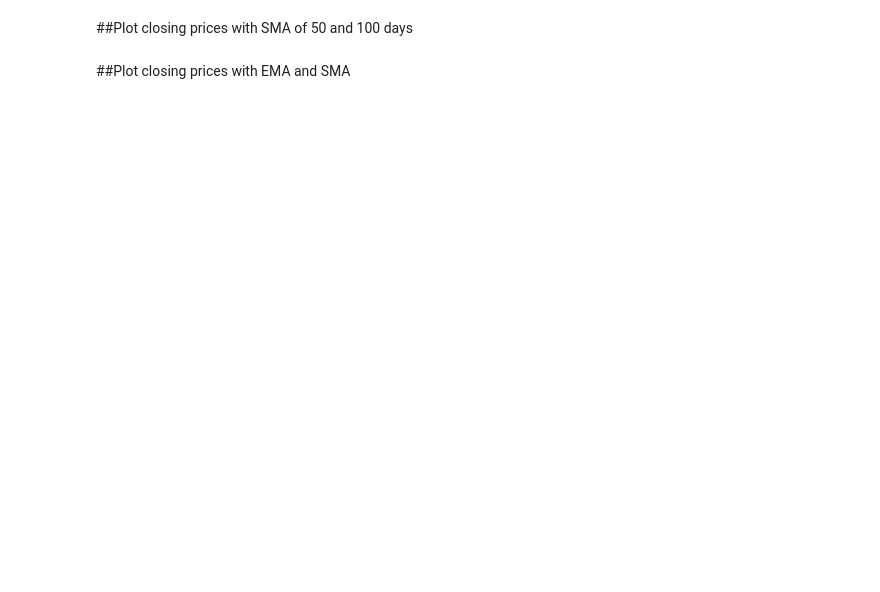
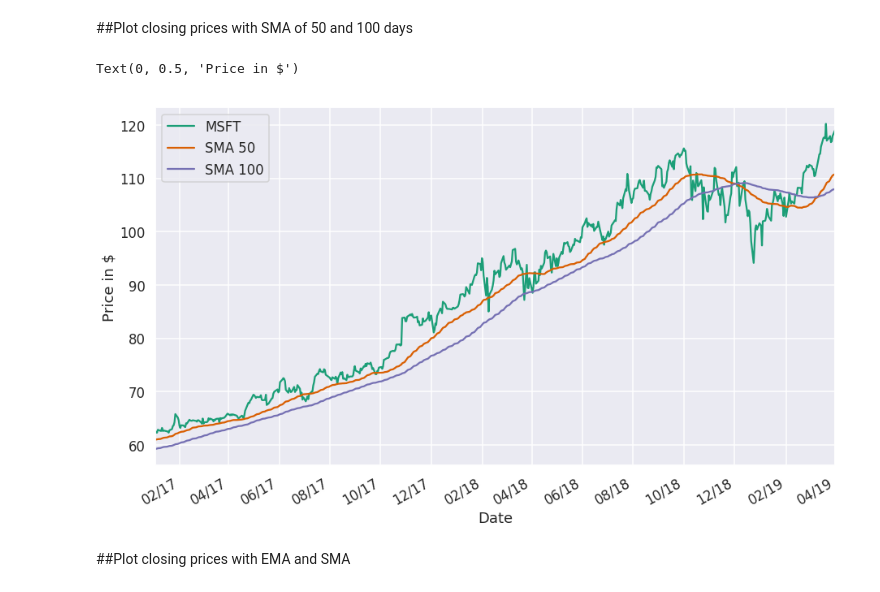
Before and after one commit to nicknovoa03/Stock-trader, a Jupyter notebook: analysis.ipynb, the cells around one changed output. Cells and saved outputs as stored; diff of their text form; code cells hidden in the pictures; blank space fills up the shorter version.

```diff
--- a/analysis.ipynb
+++ b/analysis.ipynb
@@ -155,27 +153,36 @@ plt.show()
 # %%
 symbol = 'MSFT'
 sd = '2017-01-03'
 ed = '2019-04-01'
 
 my_year_month_fmt = mdates.DateFormatter('%m/%y')
 
 #concatinate dataframes
-df = closeDF[symbol]
+df = dfdic[symbol].loc[:,'Close'].copy()
 smas = sma50[symbol]
 smab = sma100[symbol]
 df = pd.concat([df,smas],axis=1)
 df = pd.concat([df,smab],axis=1)
+
+#set columns and index
 df.columns = [symbol,'SMA 50','SMA 100']
+df.index = dfdic[symbol].loc[:,'Date']
 
 #change index to datetime format from str
 df.index = pd.to_datetime(df.index)
 #plot date
 fig, ax = plt.subplots(figsize=(15,9))
 df.loc[sd:ed,:].plot(ax=ax)
 
 #set ticks every day
 ax.xaxis.set_major_locator(mdates.MonthLocator(interval=2))
 ax.xaxis.set_major_formatter(my_year_month_fmt)
+
+ax.legend(loc='best')
+ax.set_ylabel('Price in $')
+# %% [output]
+Text(0, 0.5, 'Price in $')
+[figure, added]
 # %% [markdown]
 ##Plot closing prices with EMA and SMA
 # %%
```
Also changed, not shown: parts of 2 cells of this notebook.
